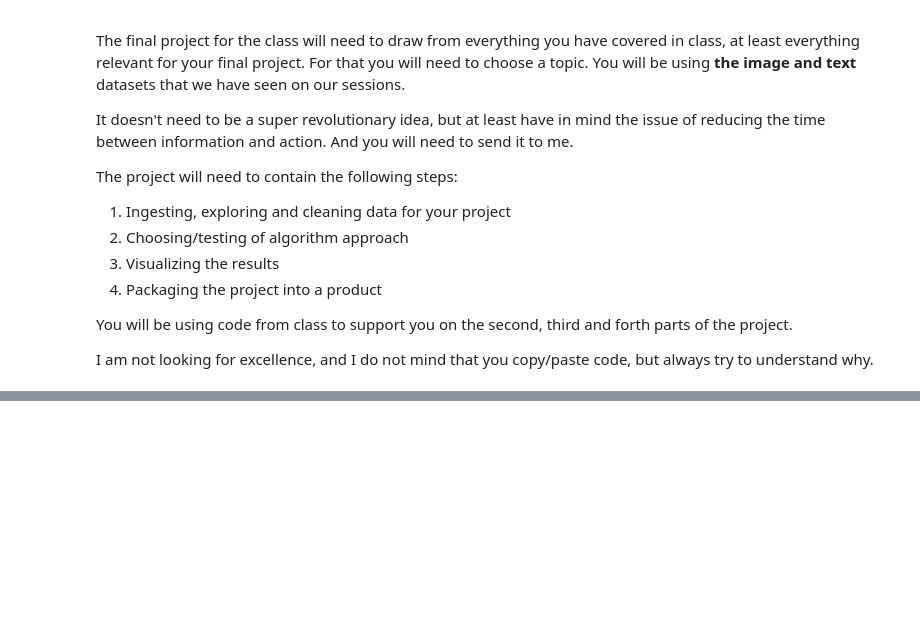
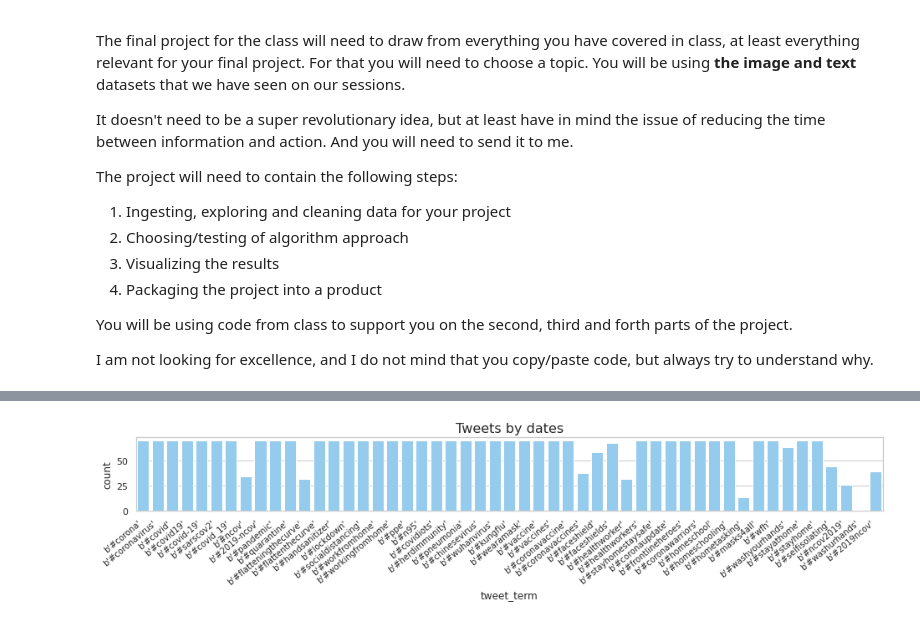
Before and after one commit to lveagithub/bts-dsf-2020, a Jupyter notebook: Final_project/DSF_FINAL_PROJECT.ipynb, the cells around one changed output, grey strips where cells are left out. Drawn from its saved outputs; the diff is of its cells as text; code cells hidden in the pictures; blank space fills up the shorter version.

```diff
--- a/Final_project/DSF_FINAL_PROJECT.ipynb
+++ b/Final_project/DSF_FINAL_PROJECT.ipynb
@@ -398,0 +345,10 @@ datetime.datetime(2020, 11, 15, 0, 0)
+# %%
+plottingHelper.count_categorical(df = df_Tweets_mod,
+                                 x_var = 'tweet_term',
+                                 ax_title = 'Tweets by dates',
+                                 x_size = 16,
+                                 y_size = 8,
+                                 bar_color = "lightskyblue",
+                                 box_aspect_radio = 5)
+# %% [output]
+[figure, added]
```
Also changed, not shown: parts of 84 cells of this notebook, 8 other files.
